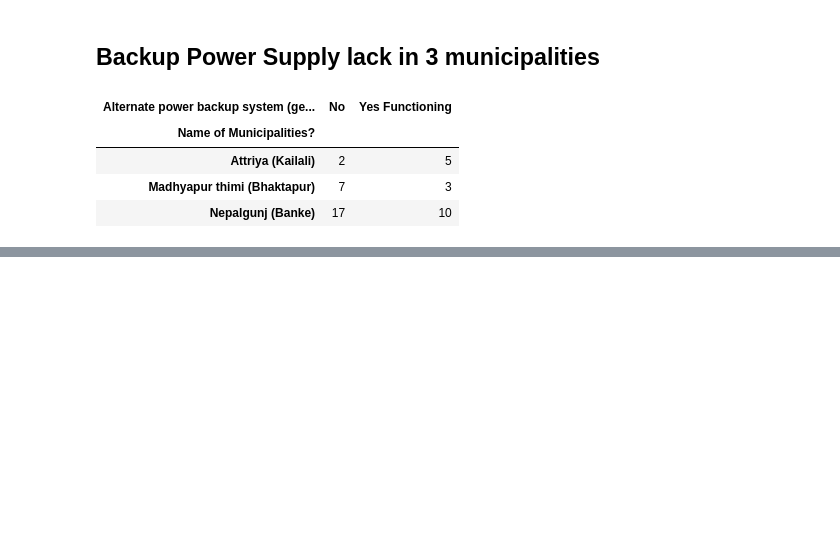
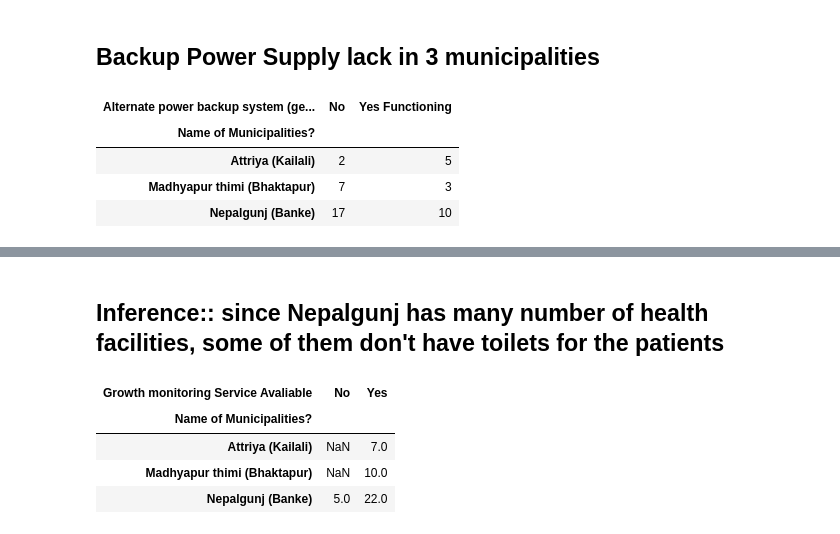
Before and after one commit to kaushu42/everest-hack-the-end, a Jupyter notebook: notebooks/Survey Visualization.ipynb, the cells around one changed output, grey strips where cells are left out. Saved outputs shown, nothing was run; the diff lists cells and outputs as text; code cells hidden in the pictures; blank space fills up the shorter version.

```diff
--- a/notebooks/Survey Visualization.ipynb
+++ b/notebooks/Survey Visualization.ipynb
@@ -503,0 +562,12 @@ fig.show()
+# %% [markdown]
+## Inference:: since Nepalgunj has many number of health facilities, some of them don't have toilets for the patients
+# %%
+df = pd.read_csv("kaushal.csv")
+df = df.groupby(['Name of Municipalities?'])["Growth monitoring Service Avaliable"].value_counts().unstack()
+df
+# %% [output]
+| Growth monitoring Service Avaliable | No | Yes |
+| Name of Municipalities? |  |  |
+| Attriya (Kailali) | NaN | 7.0 |
+| Madhyapur thimi (Bhaktapur) | NaN | 10.0 |
+| Nepalgunj (Banke) | 5.0 | 22.0 |
```
Also changed, not shown: parts of 8 cells of this notebook.
